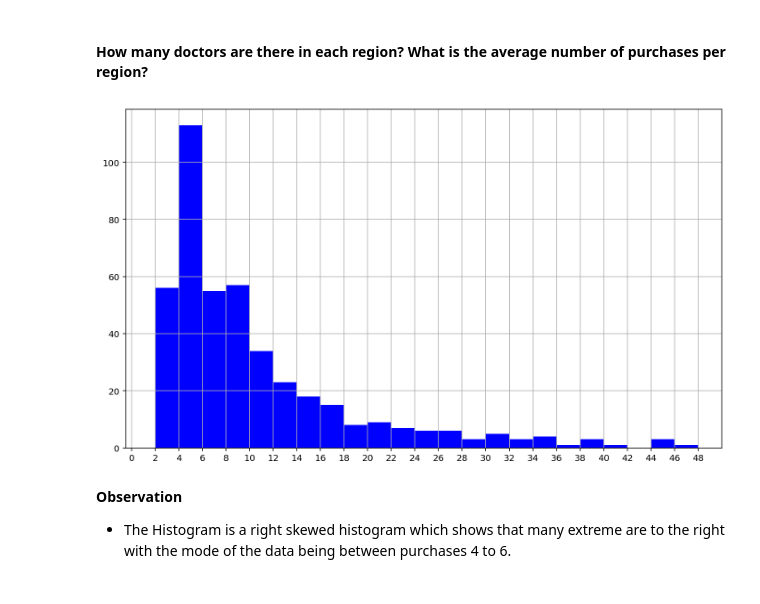
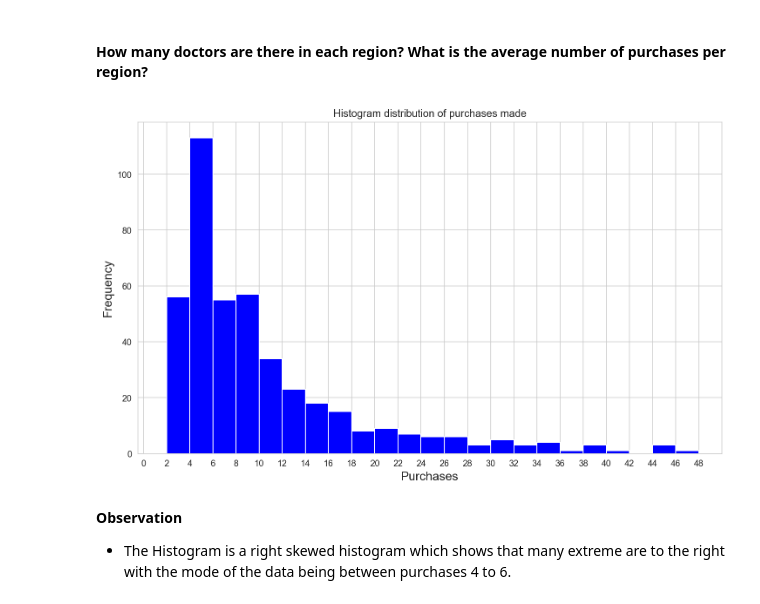
Before and after one commit to deelight-del/Clustering_doctors, a Jupyter notebook: Kprototype algorithm.ipynb, the cells around one changed output. Drawn from its saved outputs; the diff is of its cells as text; code cells hidden in the pictures.

Commit message:
Added plots necessities

```diff
--- a/Kprototype algorithm.ipynb
+++ b/Kprototype algorithm.ipynb
@@ -594,13 +619,15 @@ specialist_df = doctors_df[doctors_df["Category"] == "Specialist"]
 general_df = doctors_df[doctors_df["Category"] == "General Practitioner"]
 # %%
 #Check the distribution of purchase of the different category
-#bins = np.arange(0, 125, 5)
 bins = np.arange(0, 50, 2)
 doctors_df["Purchases"].hist(bins = bins, figsize=[12,7], color = "b")
 plt.xlim(-0.5, 50)
-plt.xticks(bins, bins);
+plt.xticks(bins, bins)
+plt.title("Histogram distribution of purchases made")
+plt.xlabel("Purchases", fontsize = 14)
+plt.ylabel("Frequency", fontsize = 14);
 # %% [output]
-[figure, old version]
+[figure, new version]
 # %% [markdown]
 **Observation**
 
```
Also changed, not shown: parts of 76 cells of this notebook, 1 other file.
